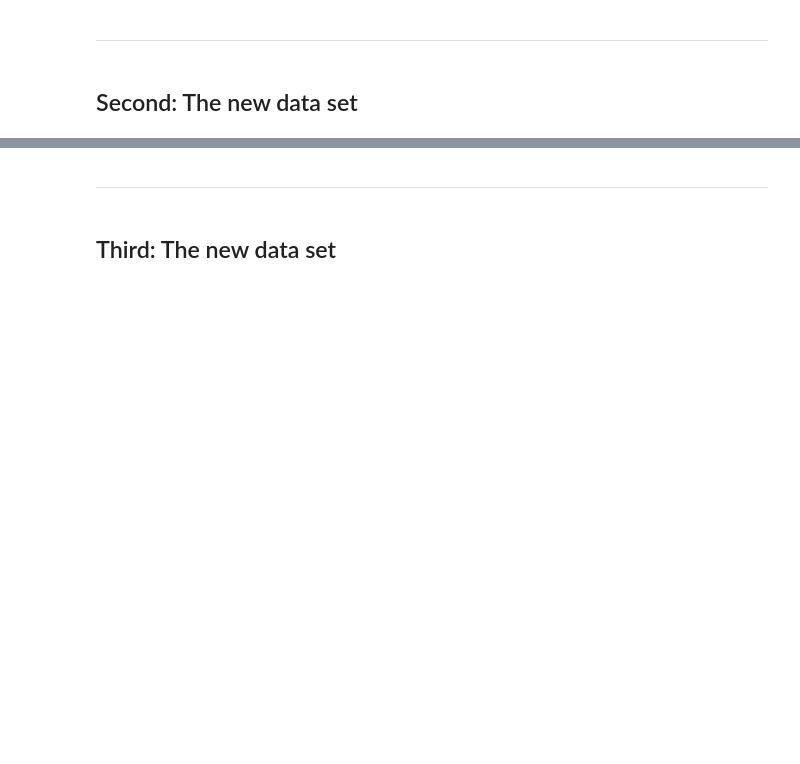
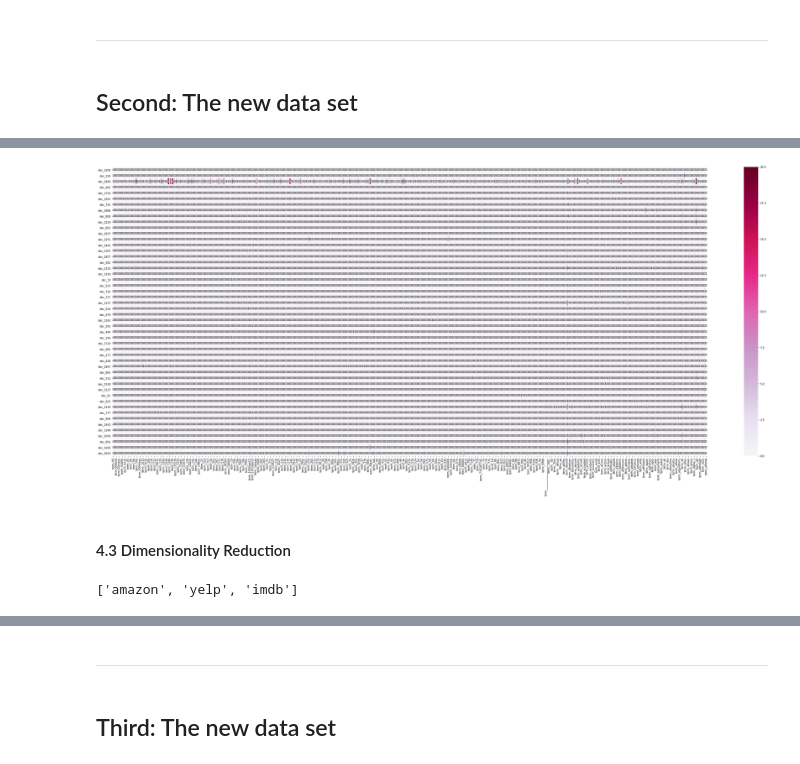
Before and after one commit to 3DebbieChen9/DM2020-Lab1-Homework1, a Jupyter notebook: DM2020_Lab1_Homework.ipynb, the cells around one changed output, grey strips where cells are left out. Drawn from its saved outputs; the diff is of its cells as text; code cells hidden in the pictures; blank space fills up the shorter version.

```diff
--- a/DM2020_Lab1_Homework.ipynb
+++ b/DM2020_Lab1_Homework.ipynb
@@ -976,0 +1059,30 @@ X[0:30]
+# %%
+newData['unigrams'] = newData['sentence'].apply(lambda x: tokenize_text(x))
+countVect = CountVectorizer()
+newData_sample = newData.sample(n = 1500)
+newData_sample_counts = countVect.fit_transform(newData_sample.sentence)
+# %%
+newPlot_x = ["term_" + str(i) for i in countVect.get_feature_names()[0:50]]
+newPlot_y = ["doc_" + str(i) for i in list(newData_sample.index)[0:50]]
+newPlot_z = newData_sample_counts[0:50, 0:50].toarray()
+
+
+df_todraw = pd.DataFrame(newPlot_z, columns = newPlot_x, index = newPlot_y)
+df_todraw = df_todraw.replace(0,np.nan)
+df_todraw = df_todraw.dropna(axis=1, how='all')
+df_todraw = df_todraw.replace(np.nan, 0)
+plt.subplots(figsize=(50,20))
+ax = sns.heatmap(new_df_todraw,
+                 cmap = "PuRd",
+                 vmin = 0,
+                 vmax = 20,
+                 annot = True)
+# %% [output]
+[figure, added]
+# %% [markdown]
+#### 4.3 Dimensionality Reduction
+# %%
+web = list(set(list_web))
+web
+# %% [output]
+['amazon', 'yelp', 'imdb']
```
Also changed, not shown: parts of 30 cells of this notebook.
